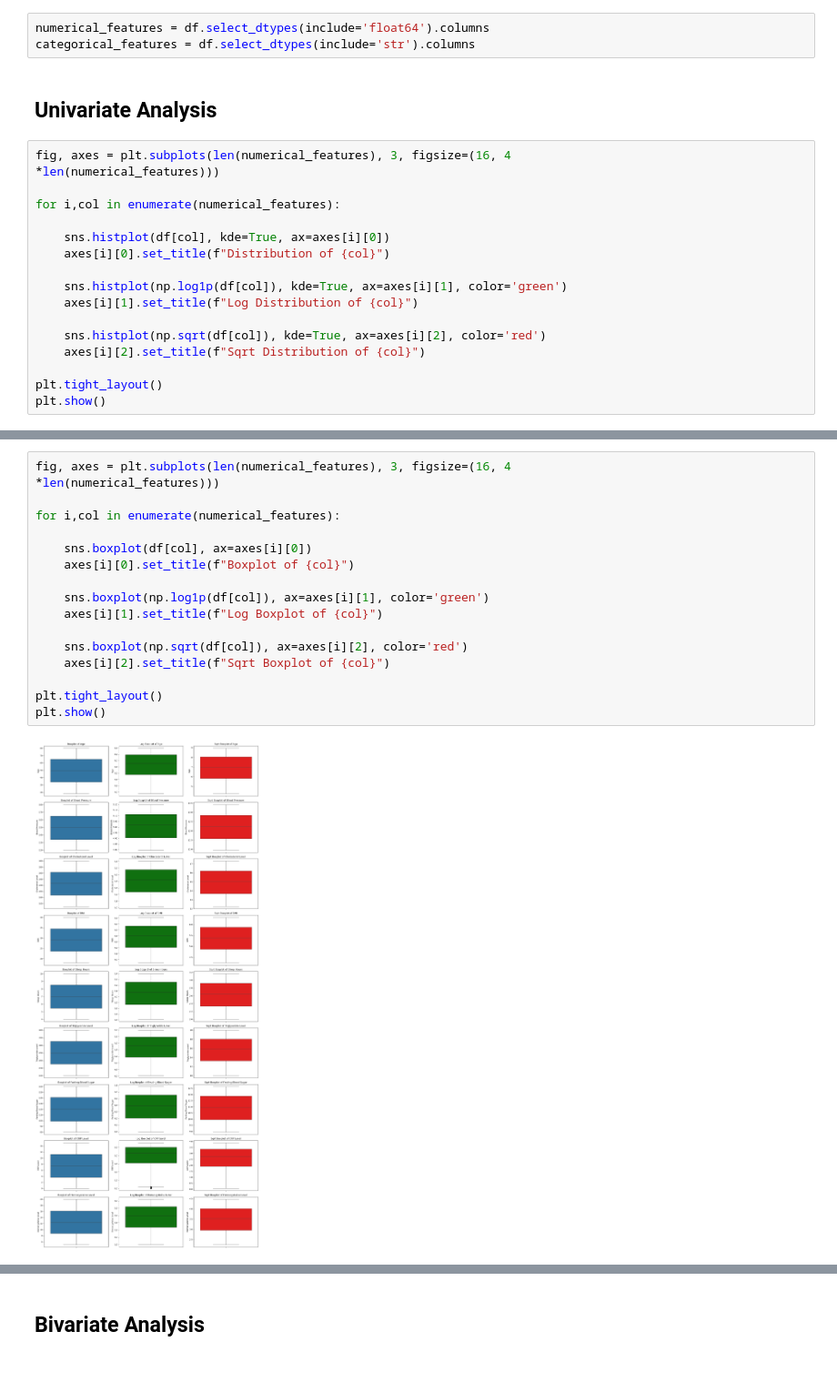
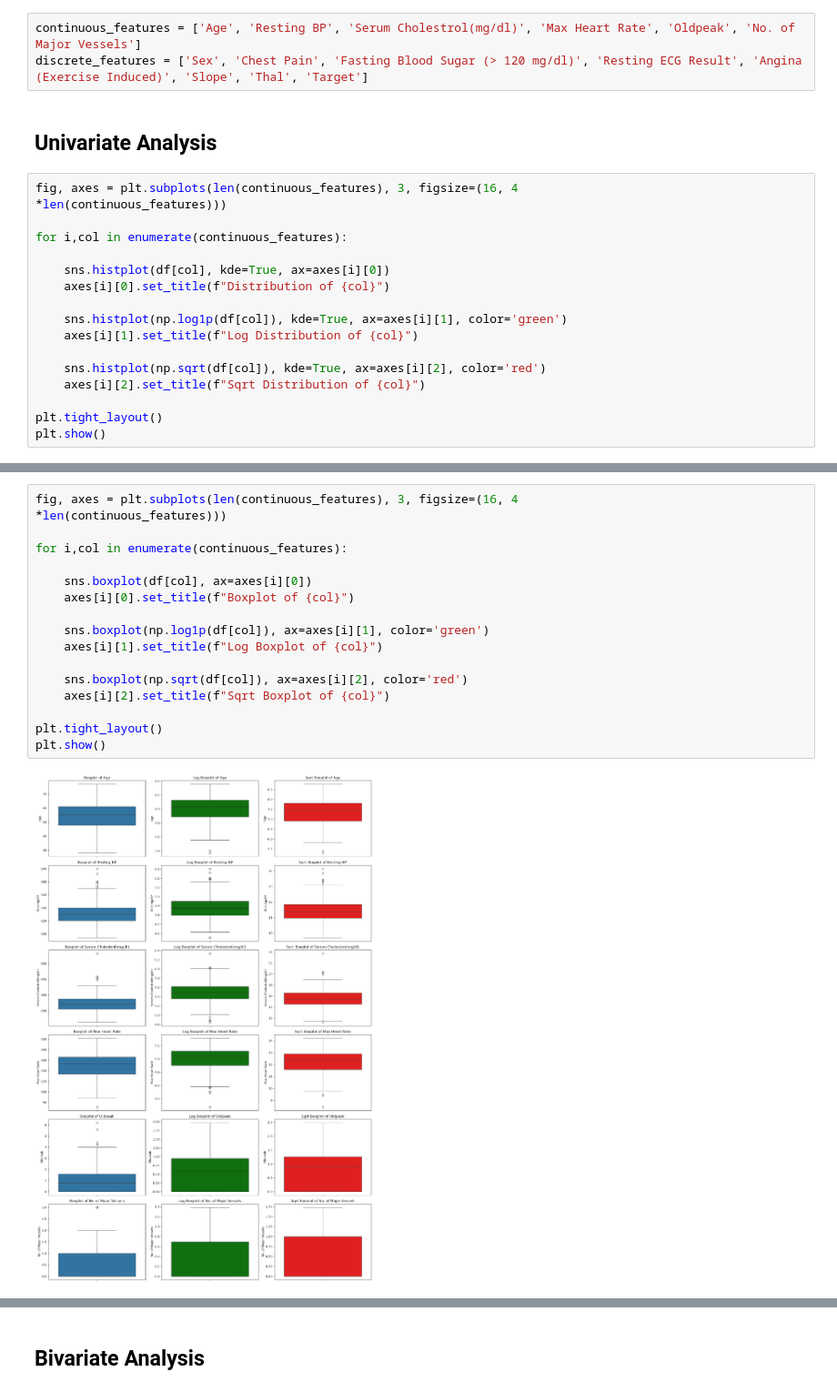
Before and after one commit to VRYeshwanth/Heart-Disease-Prediction, a Jupyter notebook: notebooks/01_eda.ipynb, the cells around one changed output, grey strips where cells are left out. Shown at 91% size. Cells and saved outputs as stored; diff of their text form; blank space fills up the shorter version.

```diff
--- a/notebooks/01_eda.ipynb
+++ b/notebooks/01_eda.ipynb
@@ -41,13 +54,13 @@ df.describe()
 # %%
-numerical_features = df.select_dtypes(include='float64').columns
-categorical_features = df.select_dtypes(include='str').columns
+continuous_features = ['Age', 'Resting BP', 'Serum Cholestrol(mg/dl)', 'Max Heart Rate', 'Oldpeak', 'No. of Major Vessels']
+discrete_features = ['Sex', 'Chest Pain', 'Fasting Blood Sugar (> 120 mg/dl)', 'Resting ECG Result', 'Angina (Exercise Induced)', 'Slope', 'Thal', 'Target']
 # %% [markdown]
 ## Univariate Analysis
 # %%
-fig, axes = plt.subplots(len(numerical_features), 3, figsize=(16, 4
-*len(numerical_features)))
+fig, axes = plt.subplots(len(continuous_features), 3, figsize=(16, 4
+*len(continuous_features)))
 
-for i,col in enumerate(numerical_features):
+for i,col in enumerate(continuous_features):
 
     sns.histplot(df[col], kde=True, ax=axes[i][0])
     axes[i][0].set_title(f"Distribution of {col}")
@@ -65,19 +78,19 @@ plt.show()
 # %%
-fig, axes = plt.subplots(len(numerical_features), 3, figsize=(16, 4
-*len(numerical_features)))
+fig, axes = plt.subplots(len(continuous_features), 3, figsize=(16, 4
+*len(continuous_features)))
 
-for i,col in enumerate(numerical_features):
+for i,col in enumerate(continuous_features):
 
     sns.boxplot(df[col], ax=axes[i][0])
     axes[i][0].set_title(f"Boxplot of {col}")
 
     sns.boxplot(np.log1p(df[col]), ax=axes[i][1], color='green')
     axes[i][1].set_title(f"Log Boxplot of {col}")
 
     sns.boxplot(np.sqrt(df[col]), ax=axes[i][2], color='red')
     axes[i][2].set_title(f"Sqrt Boxplot of {col}")
 
 plt.tight_layout()
 plt.show()
 # %% [output]
-[figure, old version]
+[figure, new version]
```
Also changed, not shown: parts of 9 cells of this notebook, 4 other files.
